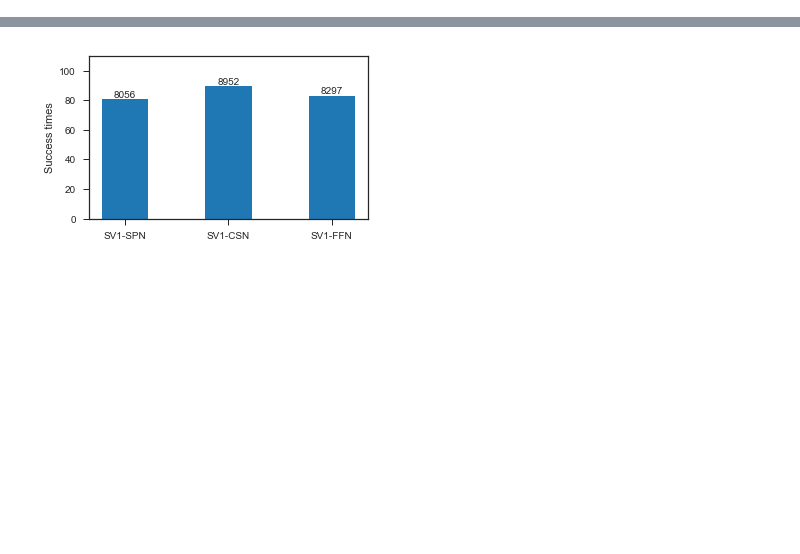
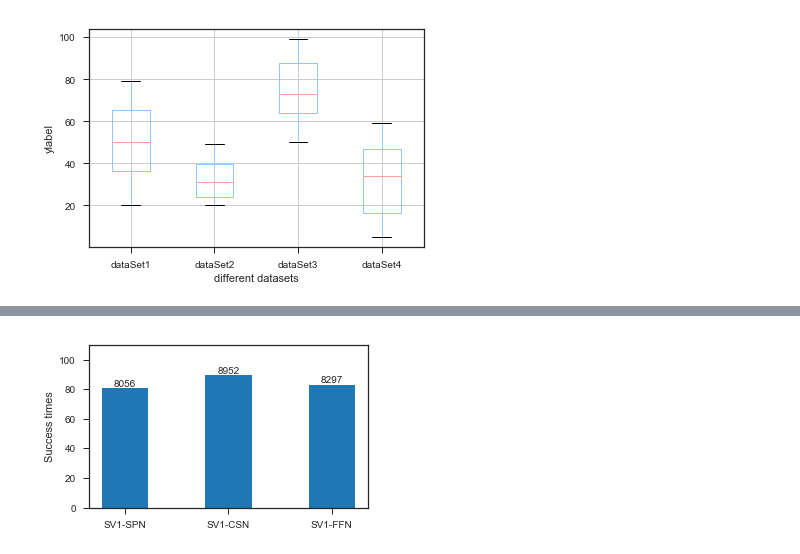
Before and after one commit to dawnohdawn/multi-object-JSSP-with-lot-spliting, a Jupyter notebook: 画优化结果分布图.ipynb, the cells around one changed output, grey strips where cells are left out. Drawn from its saved outputs; the diff is of its cells as text; code cells hidden in the pictures; blank space fills up the shorter version.

```diff
--- a/画优化结果分布图.ipynb
+++ b/画优化结果分布图.ipynb
@@ -74,0 +21,28 @@ Text(0.5,1,'bars with legend')
+# %%
+
+def list_generator(number, min, max):
+    dataList = list()
+    for i in range(1, number):
+        dataList.append(np.random.randint(min, max))
+    return dataList
+
+
+list1 = list_generator(100, 20, 80)
+list2 = list_generator(100, 20, 50)
+list3 = list_generator(100, 50, 100)
+list4 = list_generator(100, 5, 60)
+
+data = pd.DataFrame({
+    "dataSet1":list1,
+    "dataSet2":list2,
+    "dataSet3":list3,
+    "dataSet4":list4,
+})
+
+#draw
+data.boxplot()
+plt.ylabel("ylabel")
+plt.xlabel("different datasets")
+plt.show()
+# %% [output]
+[figure, added]
```
Also changed, not shown: parts of 16 cells of this notebook, 6 other files.
